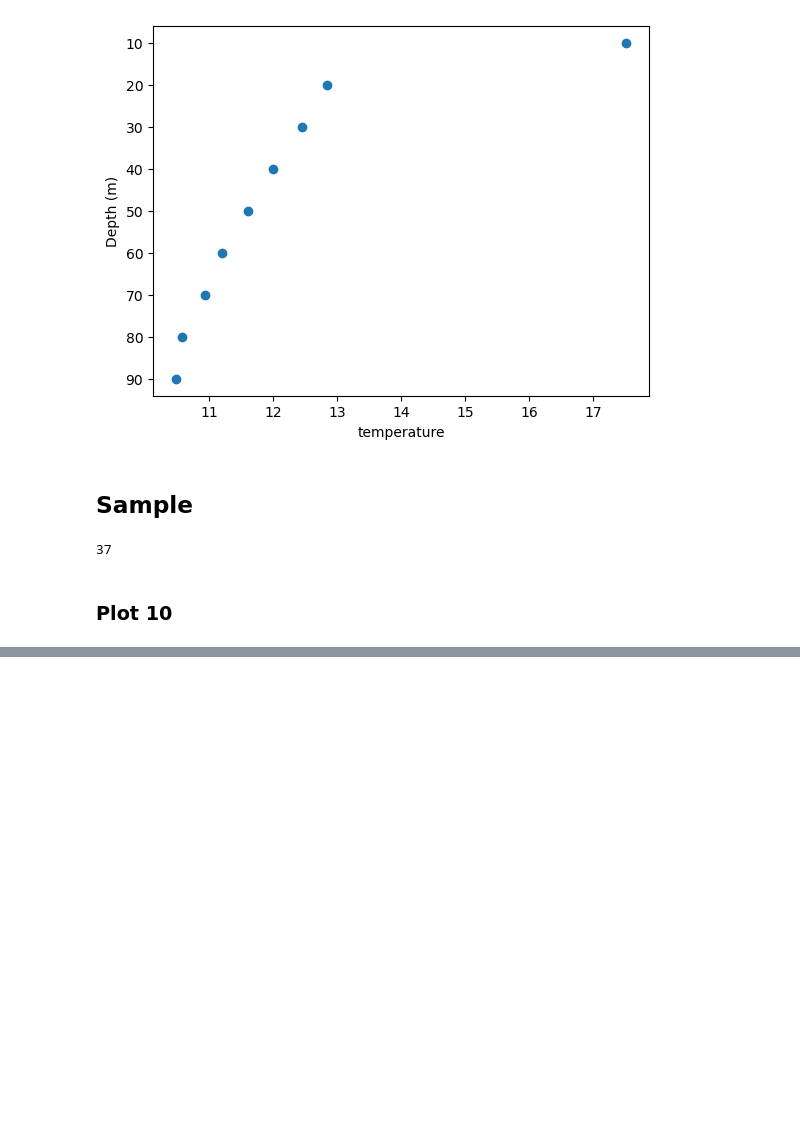
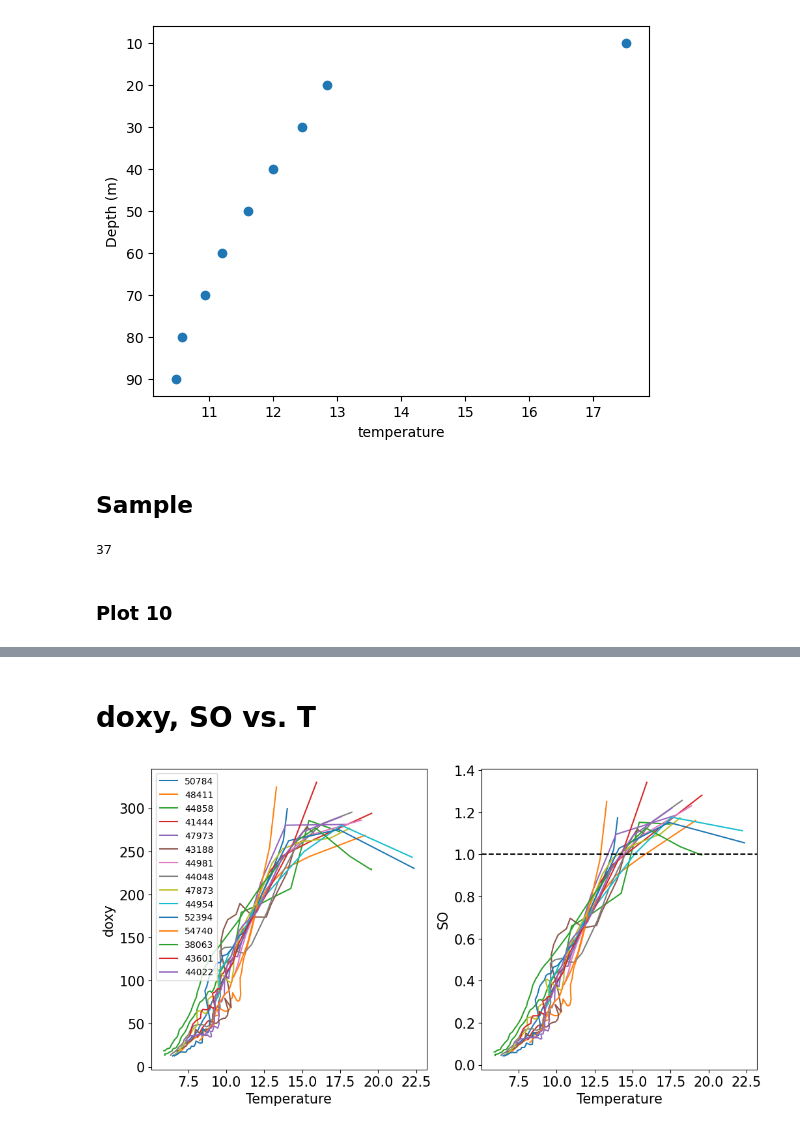
Before and after one commit to profxj/sio-sandbox, a Jupyter notebook: nb/CUGN/IndivProfile.ipynb, the cells around one changed output, grey strips where cells are left out. Cells and saved outputs as stored; diff of their text form; code cells hidden in the pictures; blank space fills up the shorter version.

```diff
--- a/nb/CUGN/IndivProfile.ipynb
+++ b/nb/CUGN/IndivProfile.ipynb
@@ -184,0 +162,47 @@ plt.show()
+# %% [markdown]
+# doxy, SO vs. T
+# %%
+ranN = np.random.choice(cluster_stats[high_SO].cluster, size=15, replace=False)
+#
+fig = plt.figure(figsize=(12,6))
+plt.clf()
+#ax = plt.gca()
+gs = gridspec.GridSpec(1,2)
+#
+#metric = 'sigma0'
+#metric = 'temperature'
+
+metrics = ['doxy', 'SO']
+#metrics = ['doxy', 'temperature', 'N', 'DT']
+for ss, metric in enumerate(metrics):
+    ax = plt.subplot(gs[ss])
+    for iran in ranN:
+        in_out = grid_outliers.cluster == iran
+        grid_in = grid_outliers[in_out]
+        imax = np.argmax(grid_in.SO)
+        iprofile = grid_in.iloc[imax].profile
+
+        # Plot
+        if ss == 0:
+            lbl=f'{iprofile}'
+        else:
+            lbl = None
+        ax.plot(ds['temperature'].data[:,iprofile], ds[metric].data[:,iprofile], label=lbl)
+
+    #ax.invert_yaxis()
+    ax.set_xlabel('Temperature')
+    ax.set_ylabel(metric)
+    if ss == 0:
+        ax.legend(loc='upper left')
+    if metric == 'SO':
+        ax.axhline(1., color='k', ls='--')
+    #
+    #ax.set_ylim(100., 0)
+    #
+    plot_utils.set_fontsize(ax, 15.)
+
+plt.savefig('fig_Tprofiles.png', dpi=300)
+
+plt.show()
+# %% [output]
+[figure, added]
```
Also changed, not shown: parts of 3 cells of this notebook, 2 other files.
